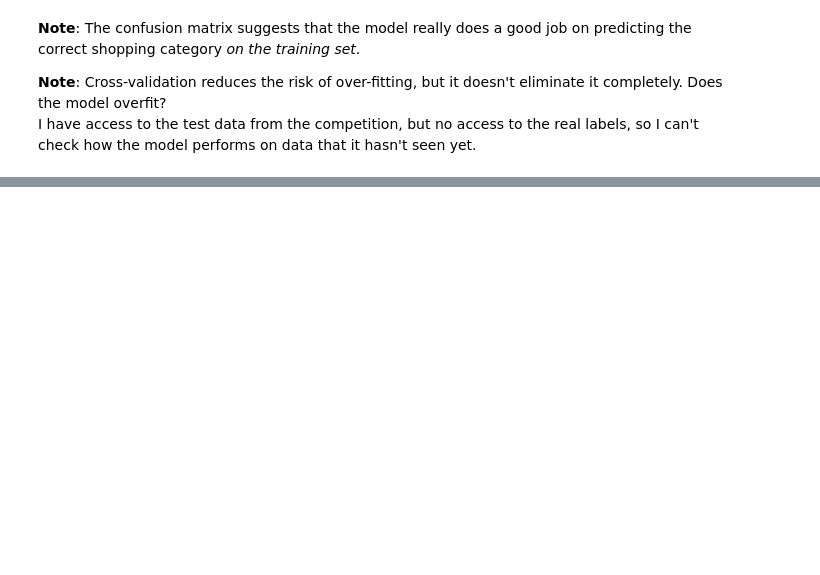
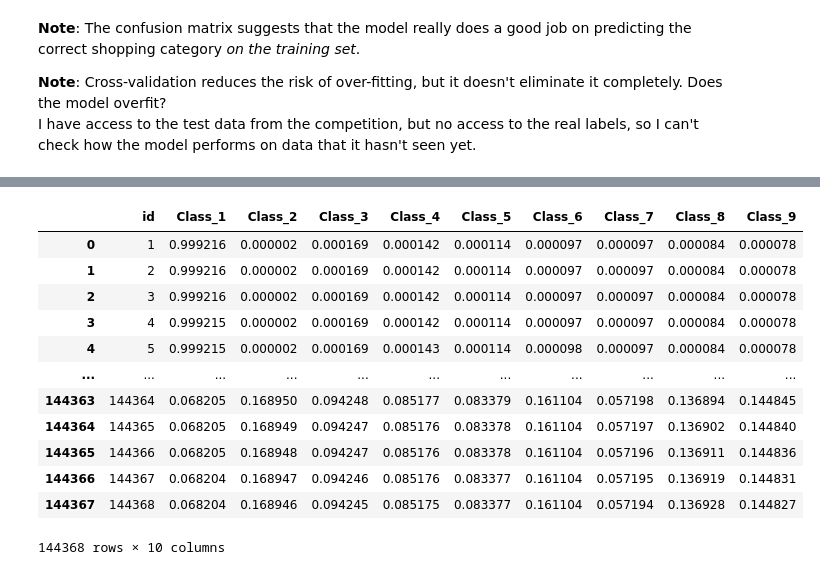
Before and after one commit to sophiabrandt/ZTM-Complete-Machine-Learning-Data-Science, a Jupyter notebook: notebooks/otto/kaggle-otto.ipynb, the cells around one changed output, grey strips where cells are left out. Saved outputs shown, nothing was run; the diff lists cells and outputs as text; code cells hidden in the pictures; blank space fills up the shorter version.

```diff
--- a/notebooks/otto/kaggle-otto.ipynb
+++ b/notebooks/otto/kaggle-otto.ipynb
@@ -676,0 +696,3 @@ I have access to the test data from the competition, but no access to the real l
+# %%
+y_preds = svc_model.predict(df_valid)
+y_preds_proba = svc_model.predict_proba(df_valid)
@@ -676,0 +710,20 @@ I have access to the test data from the competition, but no access to the real l
+# %%
+# Create submission DataFrame
+predictions = pd.DataFrame(y_preds_proba,
+                           columns=['Class_1', 'Class_2', 'Class_3', 'Class_4', 'Class_5', 'Class_6', 'Class_7', 'Class_8', 'Class_9'],
+                           index=df_valid.id)
+predictions.reset_index()
+# %% [output]
+|  | id | Class_1 | Class_2 | Class_3 | Class_4 | Class_5 | Class_6 | Class_7 | Class_8 | Class_9 |
+| 0 | 1 | 0.999216 | 0.000002 | 0.000169 | 0.000142 | 0.000114 | 0.000097 | 0.000097 | 0.000084 | 0.000078 |
+| 1 | 2 | 0.999216 | 0.000002 | 0.000169 | 0.000142 | 0.000114 | 0.000097 | 0.000097 | 0.000084 | 0.000078 |
+| 2 | 3 | 0.999216 | 0.000002 | 0.000169 | 0.000142 | 0.000114 | 0.000097 | 0.000097 | 0.000084 | 0.000078 |
+| 3 | 4 | 0.999215 | 0.000002 | 0.000169 | 0.000142 | 0.000114 | 0.000097 | 0.000097 | 0.000084 | 0.000078 |
+| 4 | 5 | 0.999215 | 0.000002 | 0.000169 | 0.000143 | 0.000114 | 0.000098 | 0.000097 | 0.000084 | 0.000078 |
+| ... | ... | ... | ... | ... | ... | ... | ... | ... | ... | ... |
+| 144363 | 144364 | 0.068205 | 0.168950 | 0.094248 | 0.085177 | 0.083379 | 0.161104 | 0.057198 | 0.136894 | 0.144845 |
+| 144364 | 144365 | 0.068205 | 0.168949 | 0.094247 | 0.085176 | 0.083378 | 0.161104 | 0.057197 | 0.136902 | 0.144840 |
+| 144365 | 144366 | 0.068205 | 0.168948 | 0.094247 | 0.085176 | 0.083378 | 0.161104 | 0.057196 | 0.136911 | 0.144836 |
+| 144366 | 144367 | 0.068204 | 0.168947 | 0.094246 | 0.085176 | 0.083377 | 0.161104 | 0.057195 | 0.136919 | 0.144831 |
+| 144367 | 144368 | 0.068204 | 0.168946 | 0.094245 | 0.085175 | 0.083377 | 0.161104 | 0.057194 | 0.136928 | 0.144827 |
+144368 rows × 10 columns
```
Also changed, not shown: parts of 31 cells of this notebook.
